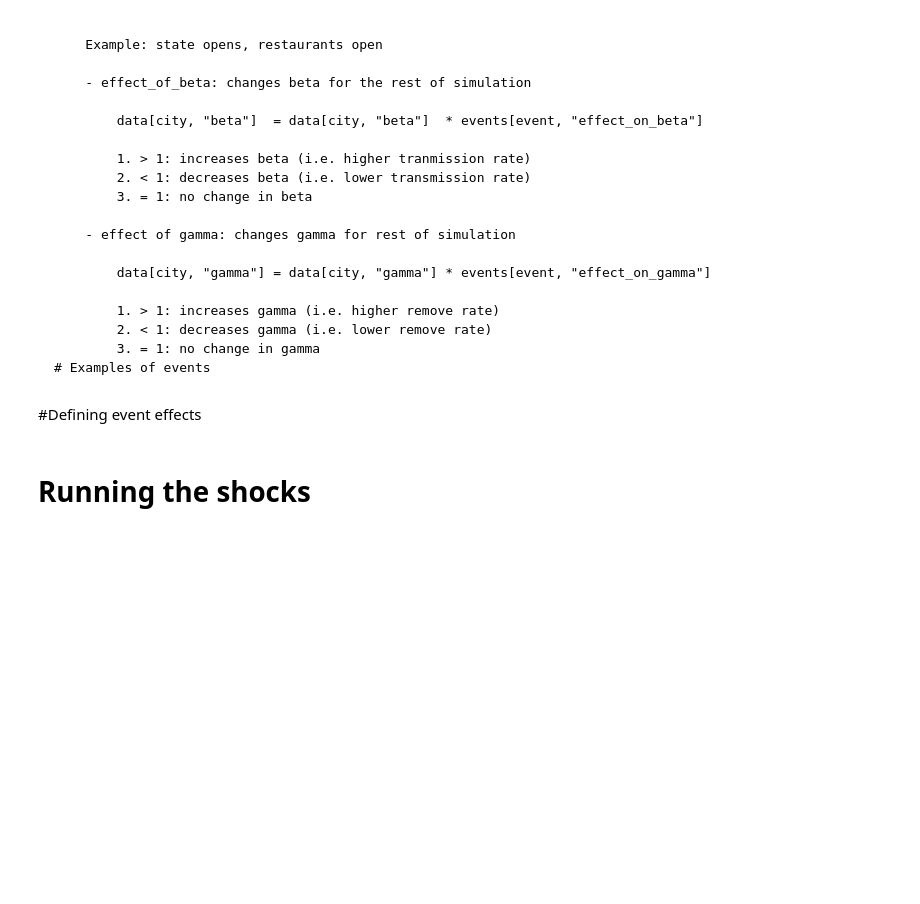
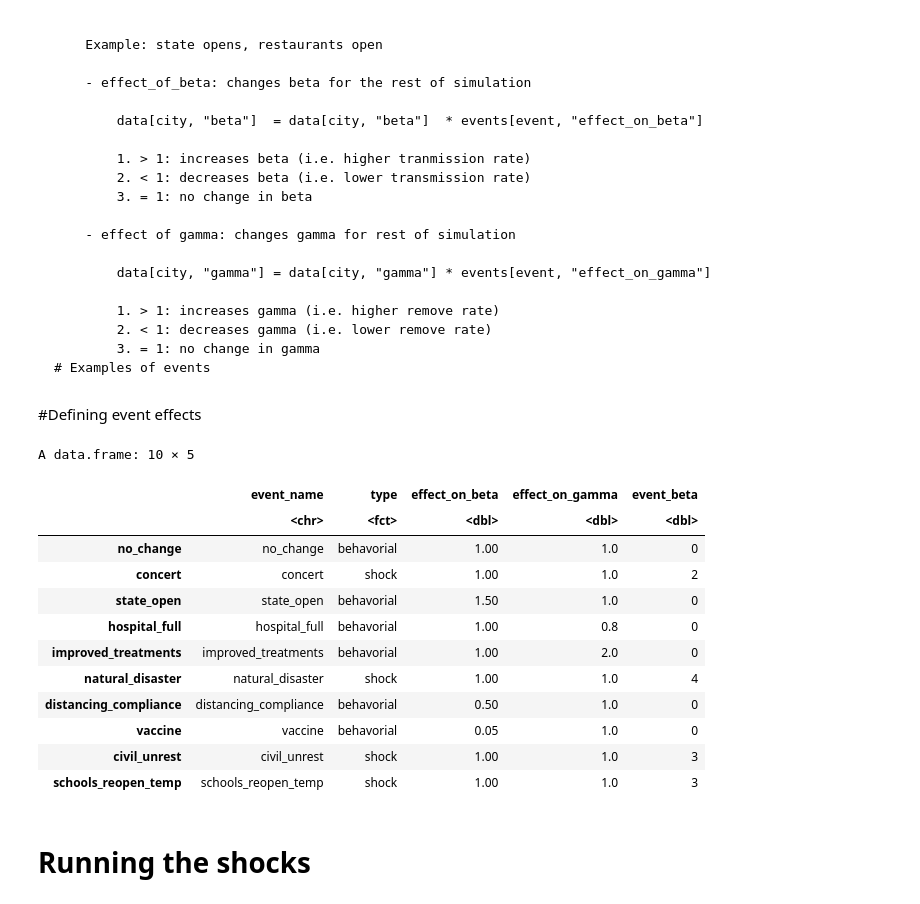
Before and after one commit to bioinfo-ucsd/HSworkshop_SIRinR, a Jupyter notebook: SIR_model_R.ipynb, the cells around one changed output. Cells and saved outputs as stored; diff of their text form; code cells hidden in the pictures; blank space fills up the shorter version.

```diff
--- a/SIR_model_R.ipynb
+++ b/SIR_model_R.ipynb
@@ -210,8 +211,8 @@ A data.frame: 4 × 6
 # 1. Initialize table -----------------
 
 
-
-events = data.frame("event_name"      = as.character("no change"),
+#make a tabel with col names of 'event_name', 'type', ect.
+events = data.frame("event_name"      = as.character("no_change"),
                     "type"            = as.character("behavorial"),
                     "effect_on_beta"  = 1,
                     "effect_on_gamma" = 1,
@@ -220,9 +221,13 @@ events = data.frame("event_name"      = as.character("no change"),
 
 # 2. Add events -----------------
 
-temp <- data.frame("concert"              , "shock"      , 1  , 1  , 2)
-names(temp) <- c("event_name" , "type", "effect_on_beta", "effect_on_gamma", "event_beta")
-events <- rbind(events, temp)
+
+
+temp <- data.frame("concert"              , "shock"      , 1  , 1  , 2) #makes a row in a temporary table called temp
+names(temp) <- c("event_name" , "type", "effect_on_beta", "effect_on_gamma", "event_beta") #add names to that table
+                                                                                           # 'c()' collects everythin in brackets into a list
+                                                                                           # that list is saved as the col names of temp table
+events <- rbind(events, temp) #add temp table to main events table with 'rbind' (row bind)
 
 temp <- data.frame("state_open"           , "behavorial" , 1.5, 1  , 0  )
 names(temp) <- c("event_name" , "type", "effect_on_beta", "effect_on_gamma", "event_beta")
@@ -237,35 +242,50 @@ names(temp) <- c("event_name" , "type", "effect_on_beta", "effect_on_gamma", "ev
 events <- rbind(events, temp)
 
 temp <- data.frame("natural_disaster"     , "shock"      , 1  , 1  , 4)
 names(temp) <- c("event_name" , "type", "effect_on_beta", "effect_on_gamma", "event_beta")
 events <- rbind(events, temp)
 
 temp <- data.frame("distancing_compliance", "behavorial" , 0.5, 1  , 0  )
 names(temp) <- c("event_name" , "type", "effect_on_beta", "effect_on_gamma", "event_beta")
 events <- rbind(events, temp)
 
 temp <- data.frame("vaccine"              , "behavorial" , 0.05, 1  , 0  )
 names(temp) <- c("event_name" , "type", "effect_on_beta", "effect_on_gamma", "event_beta")
 events <- rbind(events, temp)
 
 temp <- data.frame("civil_unrest"         , "shock"      , 1  , 1  , 3)
 names(temp) <- c("event_name" , "type", "effect_on_beta", "effect_on_gamma", "event_beta")
 events <- rbind(events, temp)
 
 temp <- data.frame("schools_reopen_temp"  , "shock"      , 1  , 1  , 3)
 names(temp) <- c("event_name" , "type", "effect_on_beta", "effect_on_gamma", "event_beta")
 events <- rbind(events, temp)
 
 
 
 # 3. Convert to numbers -----------------
 
-events$effect_on_beta  = as.double(events$effect_on_beta)
+events$effect_on_beta  = as.double(events$effect_on_beta) #changes effect_on_beta that was saved as words into double, which is a type of number for computers
 events$effect_on_gamma = as.double(events$effect_on_gamma)
 events$event_beta      = as.double(events$event_beta)
-
+events$event_name      = as.character(events$event_name)
+rownames(events) = events$event_name
 
 events
+# %% [output]
+A data.frame: 10 × 5
+|  | event_name | type | effect_on_beta | effect_on_gamma | event_beta |
+|  | <chr> | <fct> | <dbl> | <dbl> | <dbl> |
+| no_change | no_change | behavorial | 1.00 | 1.0 | 0 |
+| concert | concert | shock | 1.00 | 1.0 | 2 |
+| state_open | state_open | behavorial | 1.50 | 1.0 | 0 |
+| hospital_full | hospital_full | behavorial | 1.00 | 0.8 | 0 |
+| improved_treatments | improved_treatments | behavorial | 1.00 | 2.0 | 0 |
+| natural_disaster | natural_disaster | shock | 1.00 | 1.0 | 4 |
+| distancing_compliance | distancing_compliance | behavorial | 0.50 | 1.0 | 0 |
+| vaccine | vaccine | behavorial | 0.05 | 1.0 | 0 |
+| civil_unrest | civil_unrest | shock | 1.00 | 1.0 | 3 |
+| schools_reopen_temp | schools_reopen_temp | shock | 1.00 | 1.0 | 3 |
 # %%
 # Modeling changes in beta and gamma
 #setting up event funtinos
```
Also changed, not shown: parts of 4 cells of this notebook.
